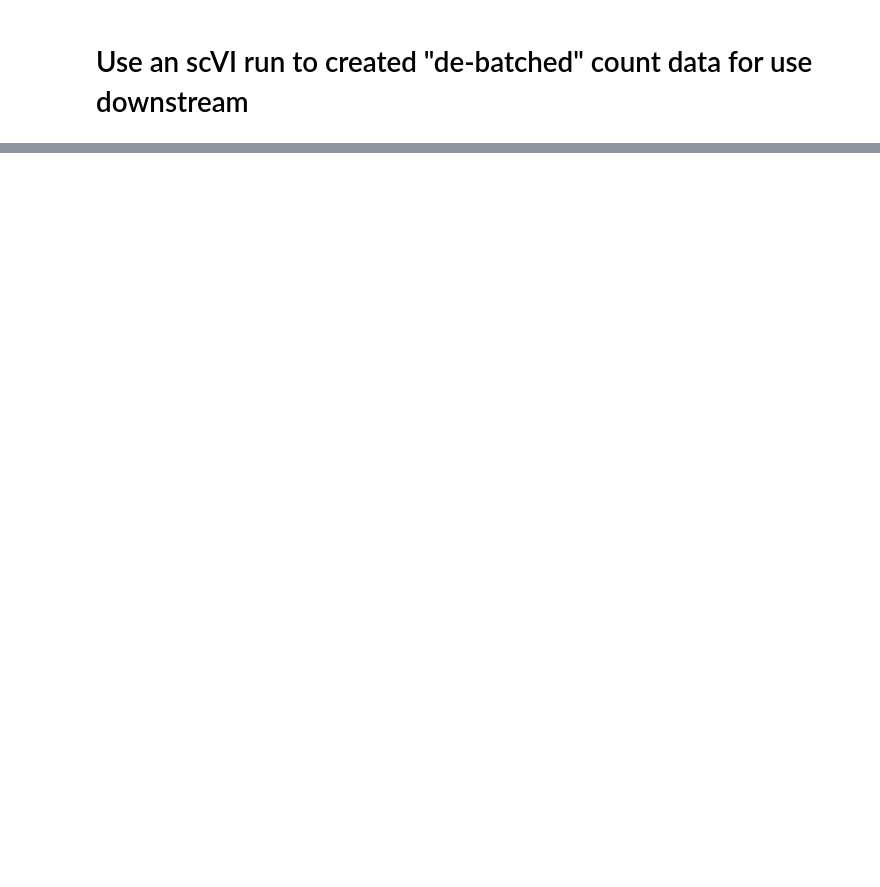
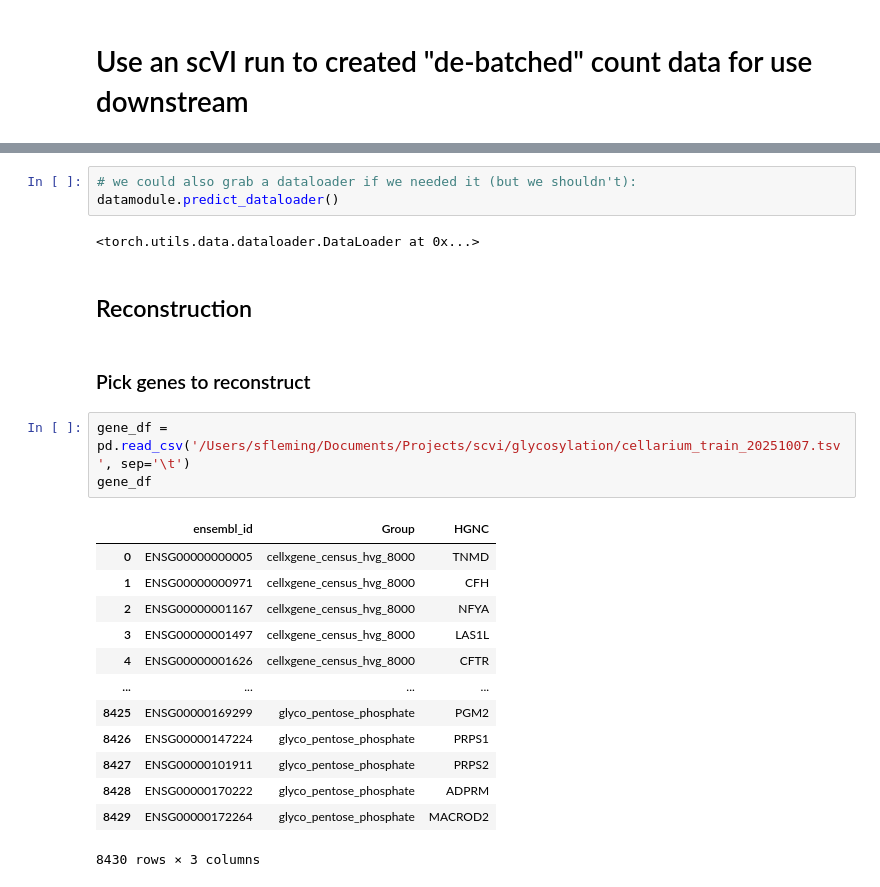
Before and after one commit to cellarium-ai/cellarium-ml, a Jupyter notebook: notebooks/scvi_demo_get_debatched_data.ipynb, the cells around one changed output, grey strips where cells are left out. Saved outputs shown, nothing was run; the diff lists cells and outputs as text; blank space fills up the shorter version.

```diff
--- a/notebooks/scvi_demo_get_debatched_data.ipynb
+++ b/notebooks/scvi_demo_get_debatched_data.ipynb
@@ -455,0 +237,26 @@ else:
+# %%
+# we could also grab a dataloader if we needed it (but we shouldn't):
+datamodule.predict_dataloader()
+# %% [output]
+<torch.utils.data.dataloader.DataLoader at 0x...>
+# %% [markdown]
+## Reconstruction
+# %% [markdown]
+### Pick genes to reconstruct
+# %%
+gene_df = pd.read_csv('/Users/sfleming/Documents/Projects/scvi/glycosylation/cellarium_train_20251007.tsv', sep='\t')
+gene_df
+# %% [output]
+|  | ensembl_id | Group | HGNC |
+| 0 | ENSG00000000005 | cellxgene_census_hvg_8000 | TNMD |
+| 1 | ENSG00000000971 | cellxgene_census_hvg_8000 | CFH |
+| 2 | ENSG00000001167 | cellxgene_census_hvg_8000 | NFYA |
+| 3 | ENSG00000001497 | cellxgene_census_hvg_8000 | LAS1L |
+| 4 | ENSG00000001626 | cellxgene_census_hvg_8000 | CFTR |
+| ... | ... | ... | ... |
+| 8425 | ENSG00000169299 | glyco_pentose_phosphate | PGM2 |
+| 8426 | ENSG00000147224 | glyco_pentose_phosphate | PRPS1 |
+| 8427 | ENSG00000101911 | glyco_pentose_phosphate | PRPS2 |
+| 8428 | ENSG00000170222 | glyco_pentose_phosphate | ADPRM |
+| 8429 | ENSG00000172264 | glyco_pentose_phosphate | MACROD2 |
+8430 rows × 3 columns
```
Also changed, not shown: parts of 86 cells of this notebook.
